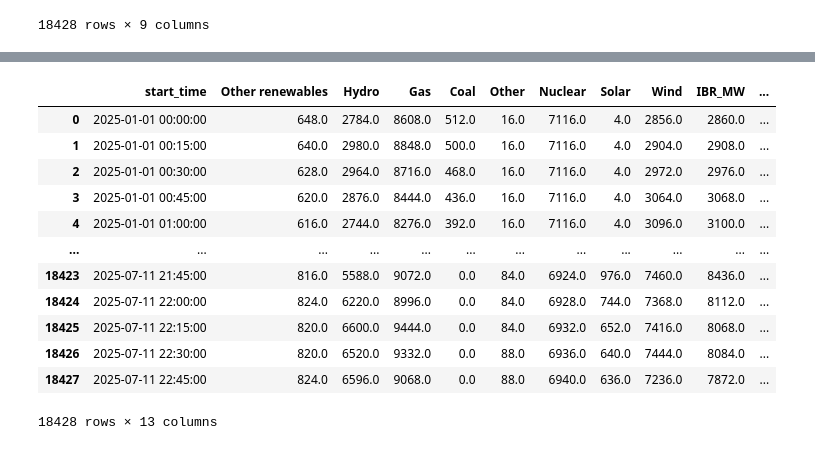
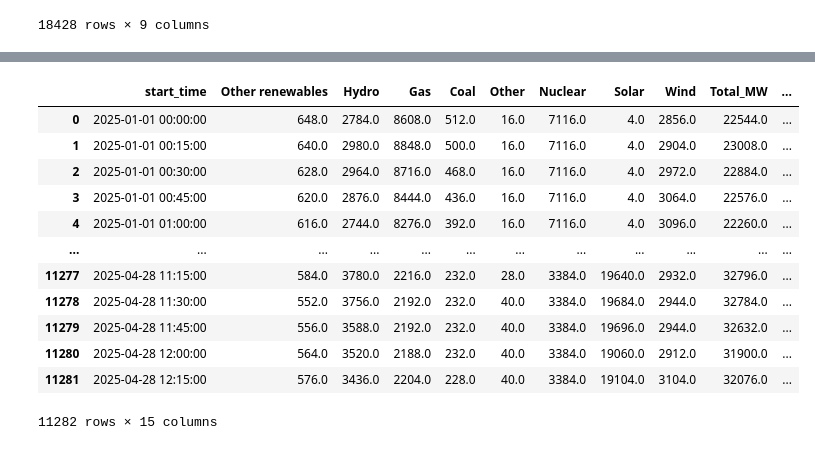
Before and after one commit to ucsusa/entso-e-plots, a Jupyter notebook: entso-e-plots.ipynb, the cells around one changed output, grey strips where cells are left out. Saved outputs shown, nothing was run; the diff lists cells and outputs as text; code cells hidden in the pictures.

```diff
--- a/entso-e-plots.ipynb
+++ b/entso-e-plots.ipynb
@@ -78,46 +146,44 @@ spain_agg
 # %%
-# Add some columns to calculate renewables share per hour and day
+# Do some meta-analysis
 
-# Total IBR (Solar + Wind) power at each timestamp
+# Remove everything after 12:30 on 4/28 when the data goes wild
+cutoff_datetime = pd.to_datetime('2025-04-28 12:15')
+spain_agg = spain_agg[spain_agg['start_time'] <= cutoff_datetime].reset_index(drop=True)
+
+# Total power
+gen_cols = spain_agg.columns.drop('start_time')
+spain_agg['Total_MW'] = spain_agg[gen_cols].sum(axis=1)
+
+# IBR power
 spain_agg['IBR_MW'] = spain_clean['Solar'] + spain_clean['Wind']
 
-# Total generation at each timestamp (sum of all sources)
-# Adjust column list as needed to include only generation sources
-gen_cols = gen_cols = spain_agg.columns[1:]  # everything except 'start_time'
-spain_agg['Total_Generation_MW'] = spain_agg[gen_cols].sum(axis=1)
+# IBR share per 15 min interval
+spain_agg['IBR_pc_15'] = spain_agg['IBR_MW'] / spain_agg['Total_MW']
 
-# Hourly penetration as fraction
-spain_agg['IBR_pc_hr'] = spain_agg['IBR_MW'] / spain_agg['Total_Generation_MW']
-
-# Step 2: Extract date
+# IBR share per day
 spain_agg['date'] = spain_agg['start_time'].dt.date
-
-# Step 3: Calculate daily IBR penetration
-daily_ibr = spain_agg.groupby('date').agg({
+daily_stats = spain_agg.groupby('date', sort=False).agg({
     'IBR_MW': 'sum',
-    'Total_Generation_MW': 'sum'
+    'Total_MW': 'sum',
+    'IBR_pc_15': 'max'
 })
-daily_ibr['IBR_pc_day'] = daily_ibr['IBR_MW'] / daily_ibr['Total_Generation_MW']
-
-# Step 4: Map daily value back to the full dataframe
-spain_agg['IBR_pc_day'] = spain_agg['date'].map(daily_ibr['IBR_pc_day'])
-
-# Step 5: (Optional) drop the helper 'date' column
-spain_agg = spain_agg.drop(columns='date')
-
+daily_stats['IBR_pc_day'] = daily_stats['IBR_MW'] / daily_stats['Total_MW']
+daily_stats.rename(columns={'IBR_pc_15': 'IBR_pc_15_max'}, inplace=True)
+spain_agg['IBR_pc_day'] = spain_agg['date'].map(daily_stats['IBR_pc_day'])
+spain_agg['IBR_pc_15_max'] = spain_agg['date'].map(daily_stats['IBR_pc_15_max'])
 
 spain_agg
 # %% [output]
-|  | start_time | Other renewables | Hydro | Gas | Coal | Other | Nuclear | Solar | Wind | IBR_MW | ... |
-| 0 | 2025-01-01 00:00:00 | 648.0 | 2784.0 | 8608.0 | 512.0 | 16.0 | 7116.0 | 4.0 | 2856.0 | 2860.0 | ... |
-| 1 | 2025-01-01 00:15:00 | 640.0 | 2980.0 | 8848.0 | 500.0 | 16.0 | 7116.0 | 4.0 | 2904.0 | 2908.0 | ... |
-| 2 | 2025-01-01 00:30:00 | 628.0 | 2964.0 | 8716.0 | 468.0 | 16.0 | 7116.0 | 4.0 | 2972.0 | 2976.0 | ... |
-| 3 | 2025-01-01 00:45:00 | 620.0 | 2876.0 | 8444.0 | 436.0 | 16.0 | 7116.0 | 4.0 | 3064.0 | 3068.0 | ... |
-| 4 | 2025-01-01 01:00:00 | 616.0 | 2744.0 | 8276.0 | 392.0 | 16.0 | 7116.0 | 4.0 | 3096.0 | 3100.0 | ... |
+|  | start_time | Other renewables | Hydro | Gas | Coal | Other | Nuclear | Solar | Wind | Total_MW | ... |
+| 0 | 2025-01-01 00:00:00 | 648.0 | 2784.0 | 8608.0 | 512.0 | 16.0 | 7116.0 | 4.0 | 2856.0 | 22544.0 | ... |
+| 1 | 2025-01-01 00:15:00 | 640.0 | 2980.0 | 8848.0 | 500.0 | 16.0 | 7116.0 | 4.0 | 2904.0 | 23008.0 | ... |
+| 2 | 2025-01-01 00:30:00 | 628.0 | 2964.0 | 8716.0 | 468.0 | 16.0 | 7116.0 | 4.0 | 2972.0 | 22884.0 | ... |
+| 3 | 2025-01-01 00:45:00 | 620.0 | 2876.0 | 8444.0 | 436.0 | 16.0 | 7116.0 | 4.0 | 3064.0 | 22576.0 | ... |
+| 4 | 2025-01-01 01:00:00 | 616.0 | 2744.0 | 8276.0 | 392.0 | 16.0 | 7116.0 | 4.0 | 3096.0 | 22260.0 | ... |
 | ... | ... | ... | ... | ... | ... | ... | ... | ... | ... | ... | ... |
-| 18423 | 2025-07-11 21:45:00 | 816.0 | 5588.0 | 9072.0 | 0.0 | 84.0 | 6924.0 | 976.0 | 7460.0 | 8436.0 | ... |
-| 18424 | 2025-07-11 22:00:00 | 824.0 | 6220.0 | 8996.0 | 0.0 | 84.0 | 6928.0 | 744.0 | 7368.0 | 8112.0 | ... |
-| 18425 | 2025-07-11 22:15:00 | 820.0 | 6600.0 | 9444.0 | 0.0 | 84.0 | 6932.0 | 652.0 | 7416.0 | 8068.0 | ... |
-| 18426 | 2025-07-11 22:30:00 | 820.0 | 6520.0 | 9332.0 | 0.0 | 88.0 | 6936.0 | 640.0 | 7444.0 | 8084.0 | ... |
-| 18427 | 2025-07-11 22:45:00 | 824.0 | 6596.0 | 9068.0 | 0.0 | 88.0 | 6940.0 | 636.0 | 7236.0 | 7872.0 | ... |
+| 11277 | 2025-04-28 11:15:00 | 584.0 | 3780.0 | 2216.0 | 232.0 | 28.0 | 3384.0 | 19640.0 | 2932.0 | 32796.0 | ... |
+| 11278 | 2025-04-28 11:30:00 | 552.0 | 3756.0 | 2192.0 | 232.0 | 40.0 | 3384.0 | 19684.0 | 2944.0 | 32784.0 | ... |
+| 11279 | 2025-04-28 11:45:00 | 556.0 | 3588.0 | 2192.0 | 232.0 | 40.0 | 3384.0 | 19696.0 | 2944.0 | 32632.0 | ... |
+| 11280 | 2025-04-28 12:00:00 | 564.0 | 3520.0 | 2188.0 | 232.0 | 40.0 | 3384.0 | 19060.0 | 2912.0 | 31900.0 | ... |
+| 11281 | 2025-04-28 12:15:00 | 576.0 | 3436.0 | 2204.0 | 228.0 | 40.0 | 3384.0 | 19104.0 | 3104.0 | 32076.0 | ... |
-18428 rows × 13 columns
+11282 rows × 15 columns
```
Also changed, not shown: parts of 5 cells of this notebook, 1 other file.
